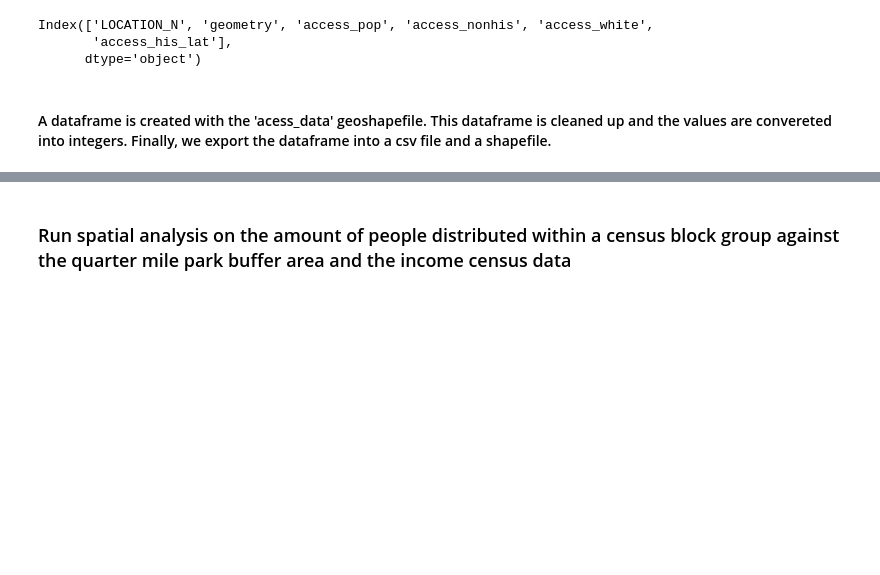
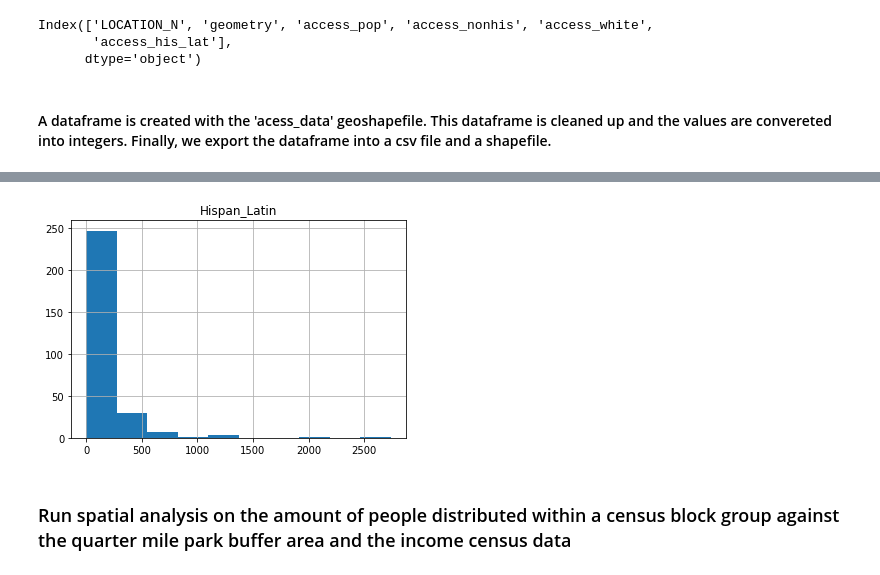
Before and after one commit to vsibarra/park-equity-atx, a Jupyter notebook: notebooks/Access_Quarter Buffer_ACS17_5yr_shapefiles.ipynb, the cells around one changed output, grey strips where cells are left out. Saved outputs shown, nothing was run; the diff lists cells and outputs as text; code cells hidden in the pictures; blank space fills up the shorter version.

```diff
--- a/notebooks/Access_Quarter Buffer_ACS17_5yr_shapefiles.ipynb
+++ b/notebooks/Access_Quarter Buffer_ACS17_5yr_shapefiles.ipynb
@@ -268,3 +283,7 @@ access_racetable.head()
+# %%
+access_racetable.hist('Hispan_Latin');
+# %% [output]
+[figure, added]
 # %% [markdown]
 ### Run spatial analysis on the amount of people distributed within a census block group against the quarter mile park buffer area and the income census data
 # %%
```
Also changed, not shown: parts of 14 cells of this notebook, 16 other files.
